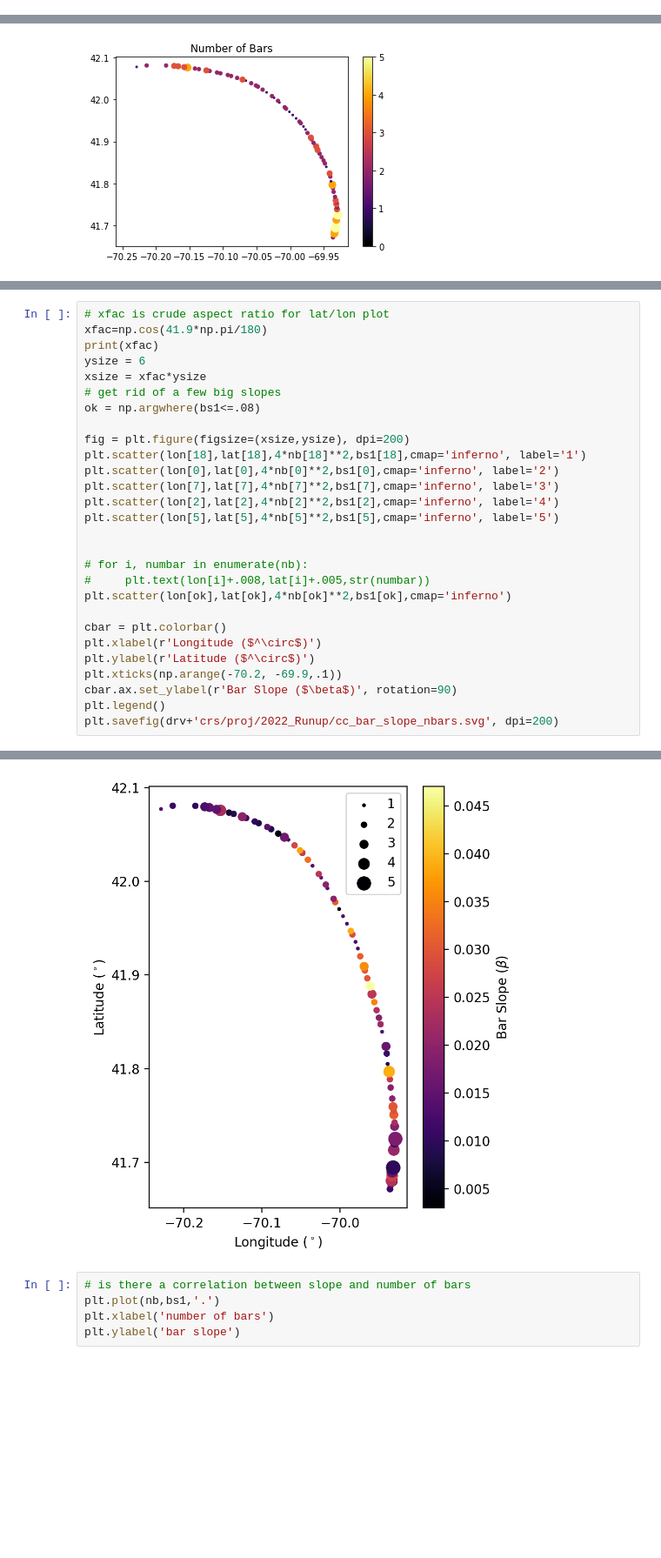
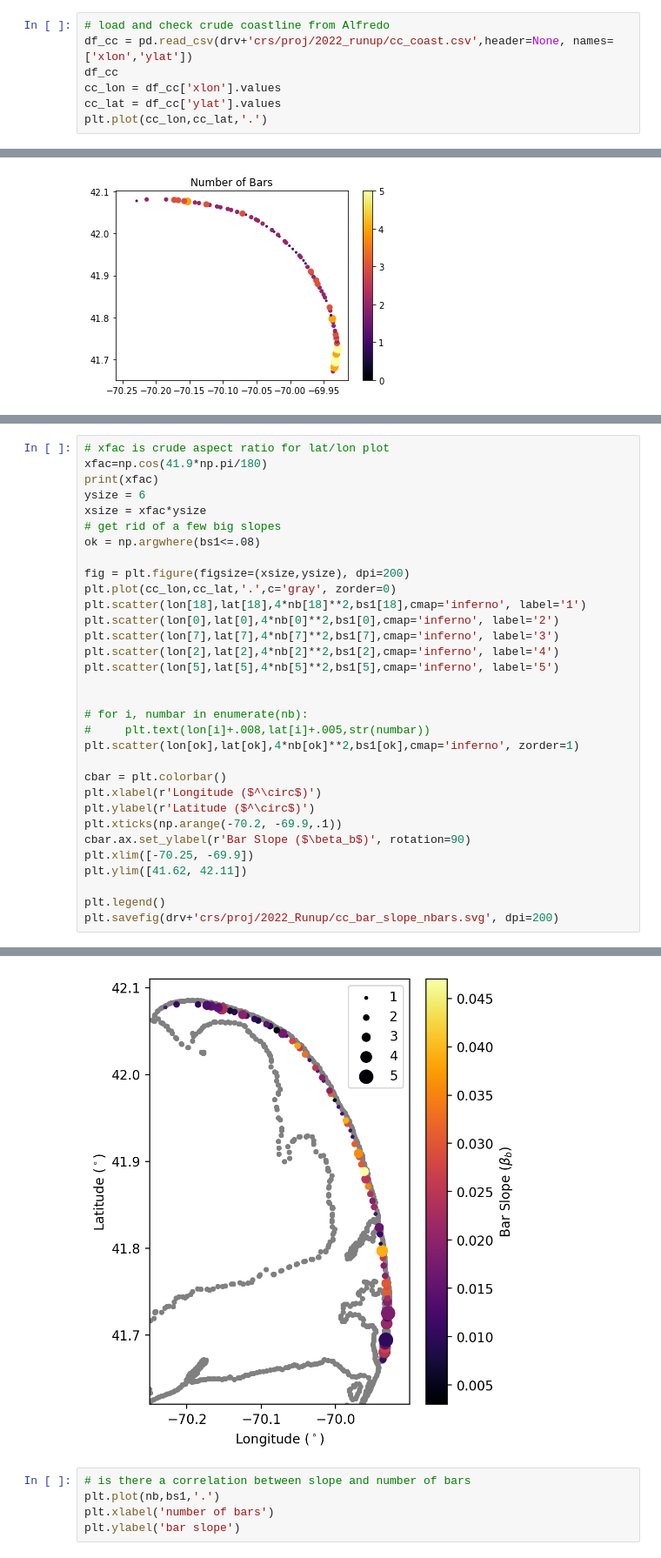
Before and after one commit to csherwood-usgs/runup, a Jupyter notebook: cc_profile_plots.ipynb, the cells around one changed output, grey strips where cells are left out. Shown at 87% size. Drawn from its saved outputs; the diff is of its cells as text; blank space fills up the shorter version.

```diff
--- a/cc_profile_plots.ipynb
+++ b/cc_profile_plots.ipynb
@@ -9,3 +9,10 @@ drv, _ = which_computer()
 print(drv)
 # %% [output]
 C:/
+# %%
+# load and check crude coastline from Alfredo
+df_cc = pd.read_csv(drv+'crs/proj/2022_runup/cc_coast.csv',header=None, names=['xlon','ylat'])
+df_cc
+cc_lon = df_cc['xlon'].values
+cc_lat = df_cc['ylat'].values
+plt.plot(cc_lon,cc_lat,'.')
@@ -285,34 +295,38 @@ print(nb[7]) #3
 # %%
 # xfac is crude aspect ratio for lat/lon plot
 xfac=np.cos(41.9*np.pi/180)
 print(xfac)
 ysize = 6
 xsize = xfac*ysize
 # get rid of a few big slopes
 ok = np.argwhere(bs1<=.08)
 
 fig = plt.figure(figsize=(xsize,ysize), dpi=200)
+plt.plot(cc_lon,cc_lat,'.',c='gray', zorder=0)
 plt.scatter(lon[18],lat[18],4*nb[18]**2,bs1[18],cmap='inferno', label='1')
 plt.scatter(lon[0],lat[0],4*nb[0]**2,bs1[0],cmap='inferno', label='2')
 plt.scatter(lon[7],lat[7],4*nb[7]**2,bs1[7],cmap='inferno', label='3')
 plt.scatter(lon[2],lat[2],4*nb[2]**2,bs1[2],cmap='inferno', label='4')
 plt.scatter(lon[5],lat[5],4*nb[5]**2,bs1[5],cmap='inferno', label='5')
 
 
 # for i, numbar in enumerate(nb):
 #     plt.text(lon[i]+.008,lat[i]+.005,str(numbar))
-plt.scatter(lon[ok],lat[ok],4*nb[ok]**2,bs1[ok],cmap='inferno')
+plt.scatter(lon[ok],lat[ok],4*nb[ok]**2,bs1[ok],cmap='inferno', zorder=1)
 
 cbar = plt.colorbar()
 plt.xlabel(r'Longitude ($^\circ$)')
 plt.ylabel(r'Latitude ($^\circ$)')
 plt.xticks(np.arange(-70.2, -69.9,.1))
-cbar.ax.set_ylabel(r'Bar Slope ($\beta$)', rotation=90)
+cbar.ax.set_ylabel(r'Bar Slope ($\beta_b$)', rotation=90)
+plt.xlim([-70.25, -69.9])
+plt.ylim([41.62, 42.11])
+
 plt.legend()
 plt.savefig(drv+'crs/proj/2022_Runup/cc_bar_slope_nbars.svg', dpi=200)
 # %% [output]
 0.7443115462311541
-[figure, old version]
+[figure, new version]
 # %%
 # is there a correlation between slope and number of bars
 plt.plot(nb,bs1,'.')
```
Also changed, not shown: parts of 3 cells of this notebook, 1 other file.
